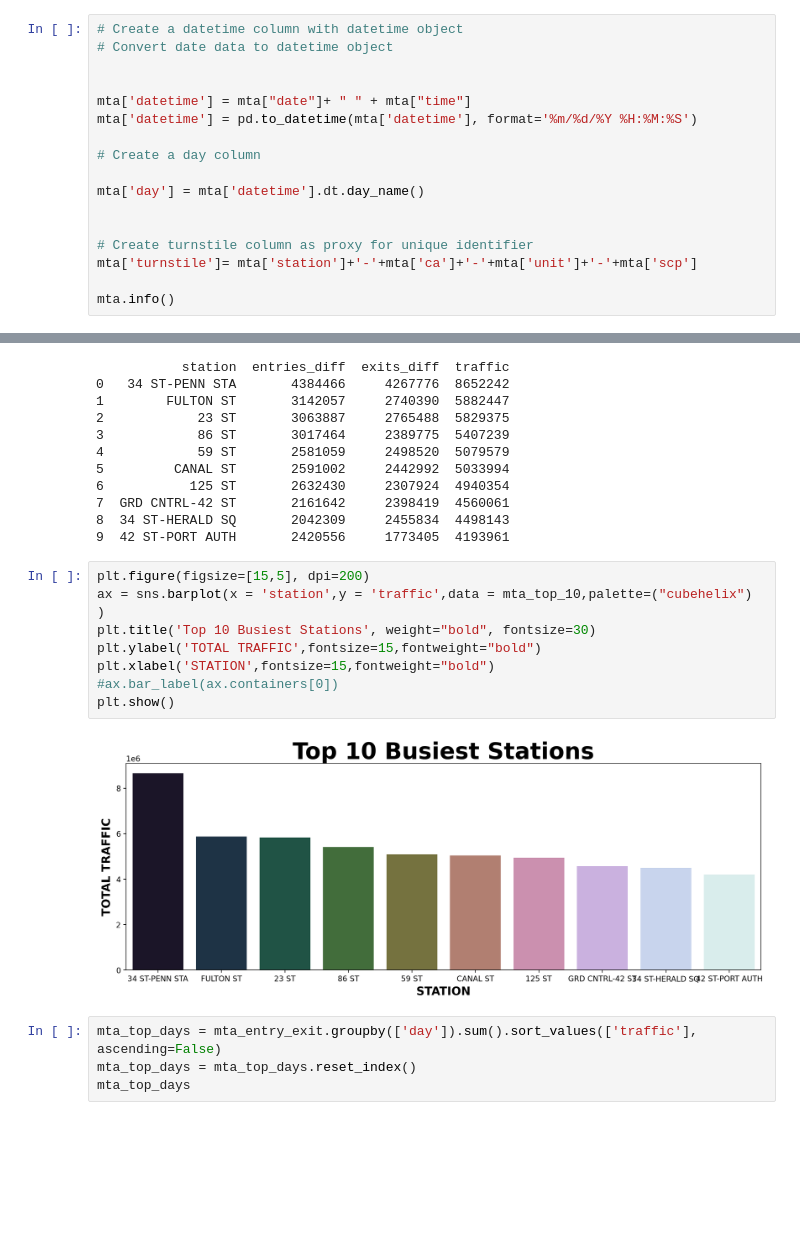
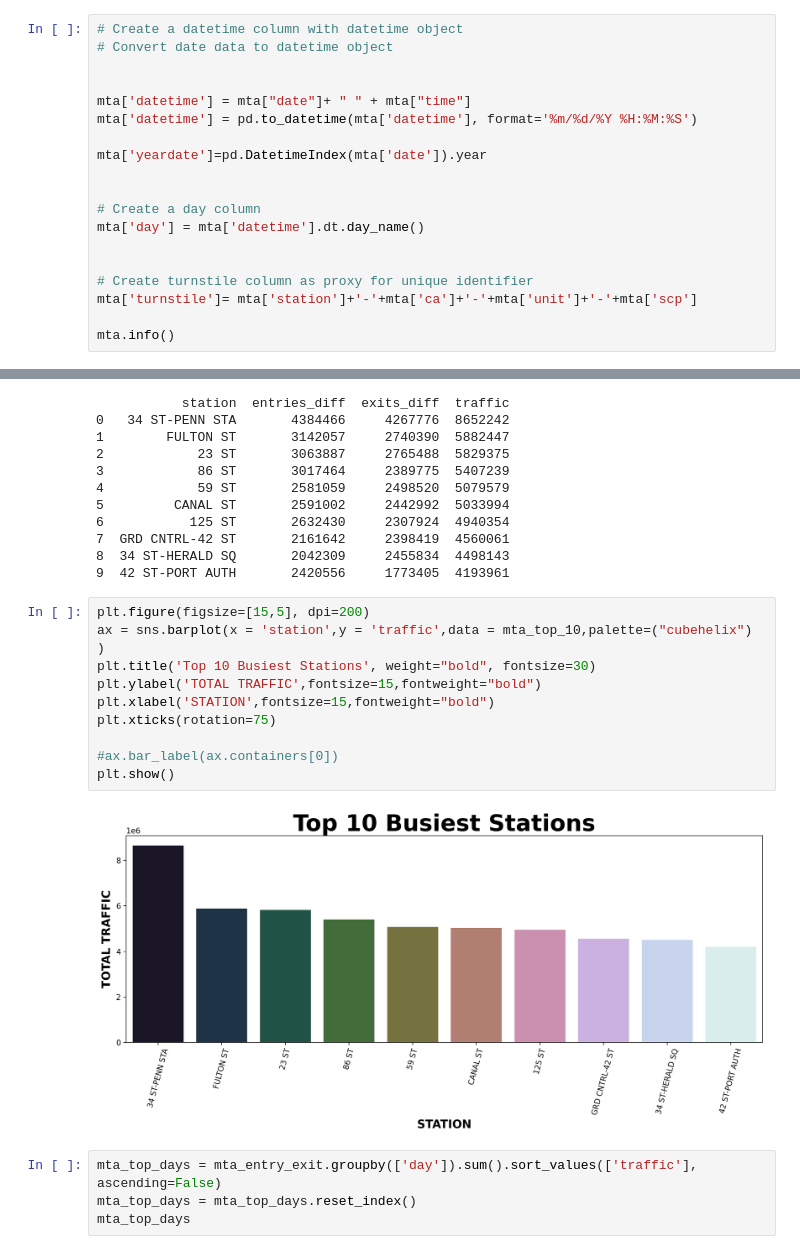
Before and after one commit to KubraErensoy/MtaTurnstileData, a Jupyter notebook: mta_yazayı.ipynb, the cells around one changed output, grey strips where cells are left out. Cells and saved outputs as stored; diff of their text form; blank space fills up the shorter version.

```diff
--- a/mta_yazayı.ipynb
+++ b/mta_yazayı.ipynb
@@ -136,8 +136,10 @@ mta.head(2)
 mta['datetime'] = mta["date"]+ " " + mta["time"]
 mta['datetime'] = pd.to_datetime(mta['datetime'], format='%m/%d/%Y %H:%M:%S')
 
+mta['yeardate']=pd.DatetimeIndex(mta['date']).year
+
+
 # Create a day column
-
 mta['day'] = mta['datetime'].dt.day_name()
 
 
@@ -451,14 +473,16 @@ print(mta_top_10)
 # %%
 plt.figure(figsize=[15,5], dpi=200)
 ax = sns.barplot(x = 'station',y = 'traffic',data = mta_top_10,palette=("cubehelix")
 )
 plt.title('Top 10 Busiest Stations', weight="bold", fontsize=30)
 plt.ylabel('TOTAL TRAFFIC',fontsize=15,fontweight="bold")
 plt.xlabel('STATION',fontsize=15,fontweight="bold")
+plt.xticks(rotation=75)
+
 #ax.bar_label(ax.containers[0])
 plt.show()
 # %% [output]
-[figure, old version]
+[figure, new version]
 # %%
 mta_top_days = mta_entry_exit.groupby(['day']).sum().sort_values(['traffic'], ascending=False)
 mta_top_days = mta_top_days.reset_index()
```
Also changed, not shown: parts of 17 cells of this notebook.
